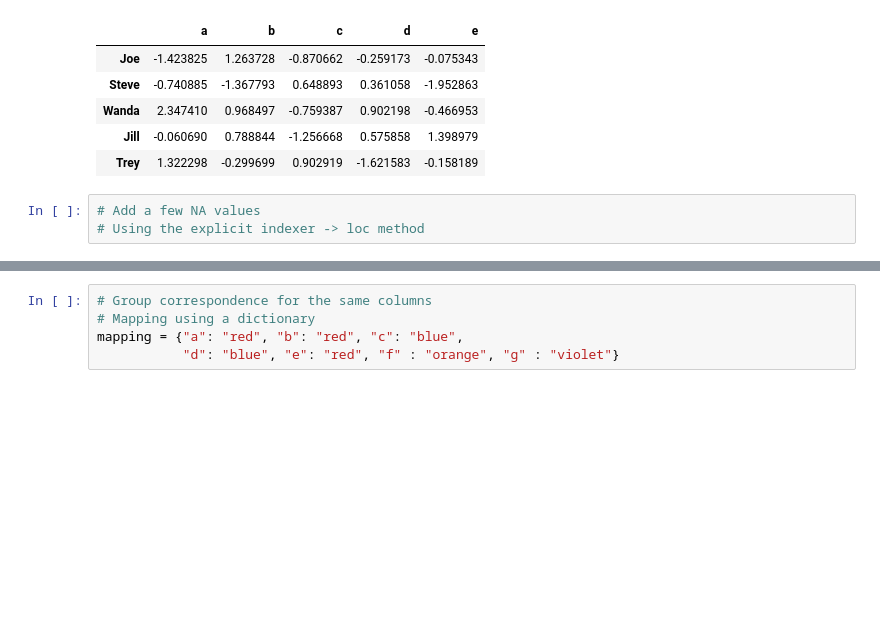
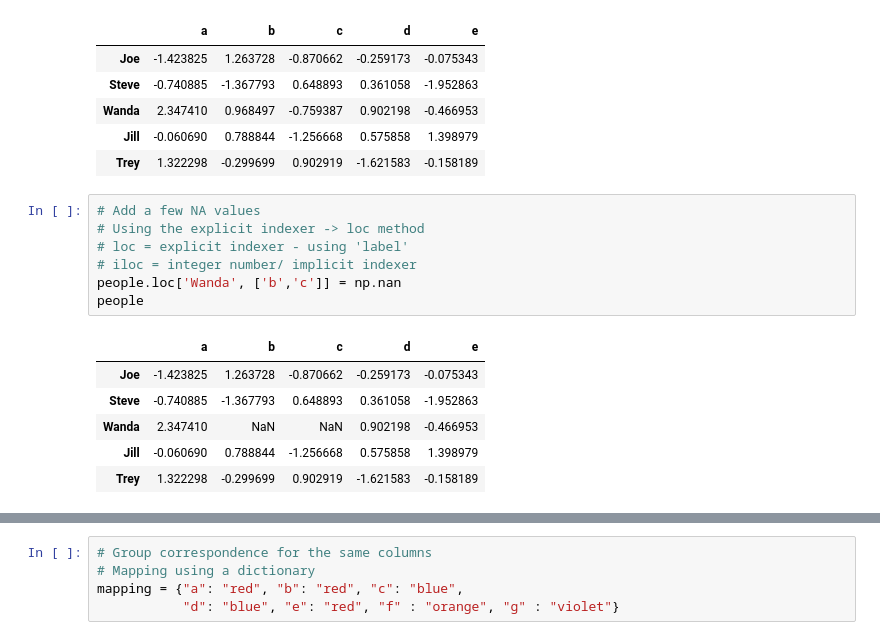
Before and after one commit to DianaKahar/STQD-Data-science, a Jupyter notebook: P137263_Week12_DataAggregation_20231227_WC.ipynb, the cells around one changed output, grey strips where cells are left out. Drawn from its saved outputs; the diff is of its cells as text; blank space fills up the shorter version.

```diff
--- a/P137263_Week12_DataAggregation_20231227_WC.ipynb
+++ b/P137263_Week12_DataAggregation_20231227_WC.ipynb
@@ -119,6 +247,17 @@ people
 # %%
 # Add a few NA values
 # Using the explicit indexer -> loc method
+# loc = explicit indexer - using 'label'
+# iloc = integer number/ implicit indexer
+people.loc['Wanda', ['b','c']] = np.nan
+people
+# %% [output]
+|  | a | b | c | d | e |
+| Joe | -1.423825 | 1.263728 | -0.870662 | -0.259173 | -0.075343 |
+| Steve | -0.740885 | -1.367793 | 0.648893 | 0.361058 | -1.952863 |
+| Wanda | 2.347410 | NaN | NaN | 0.902198 | -0.466953 |
+| Jill | -0.060690 | 0.788844 | -1.256668 | 0.575858 | 1.398979 |
+| Trey | 1.322298 | -0.299699 | 0.902919 | -1.621583 | -0.158189 |
 # %%
 # Add a few NA values
 # Using the implicit indexer -> iloc method
```
Also changed, not shown: parts of 17 cells of this notebook.
